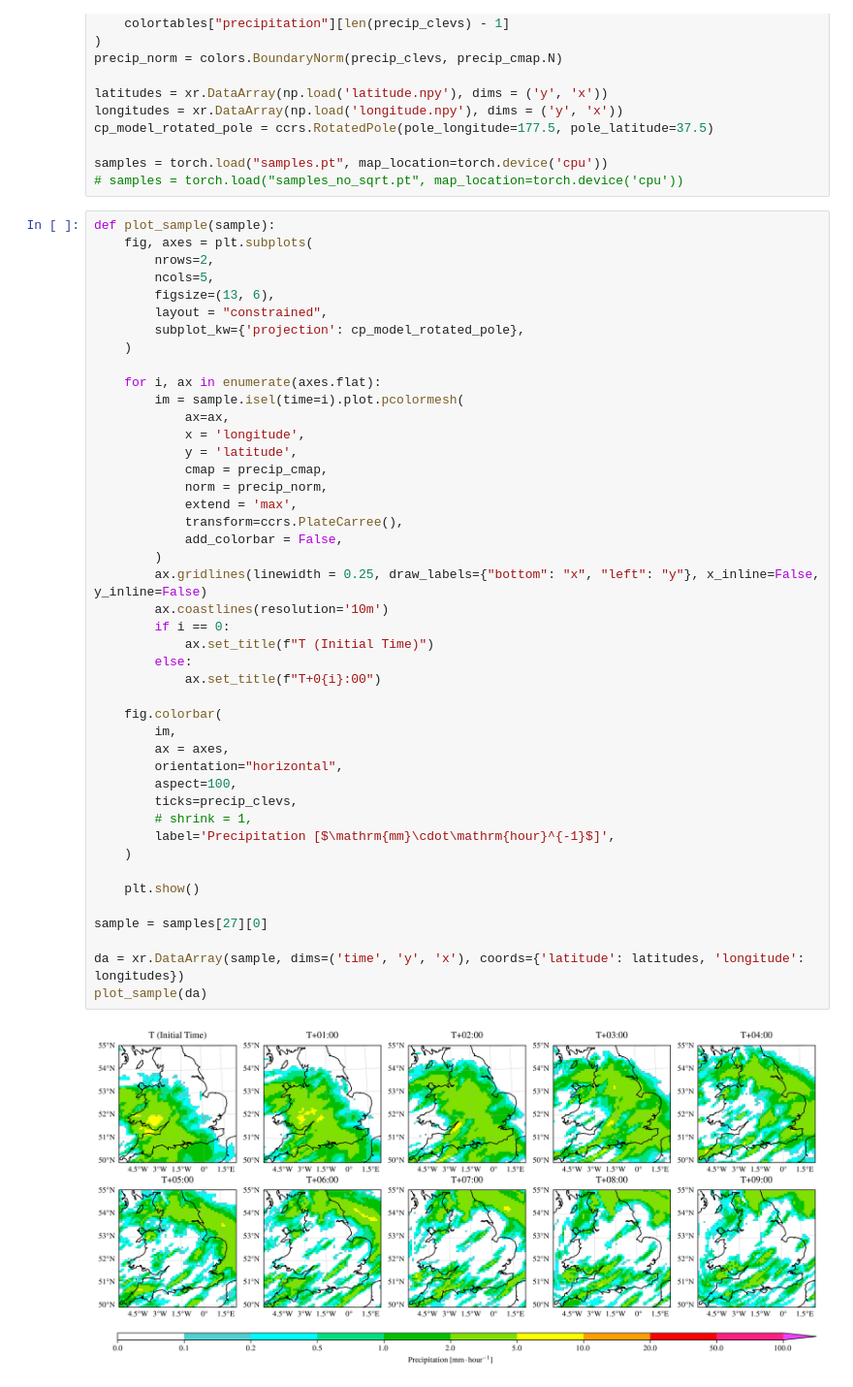
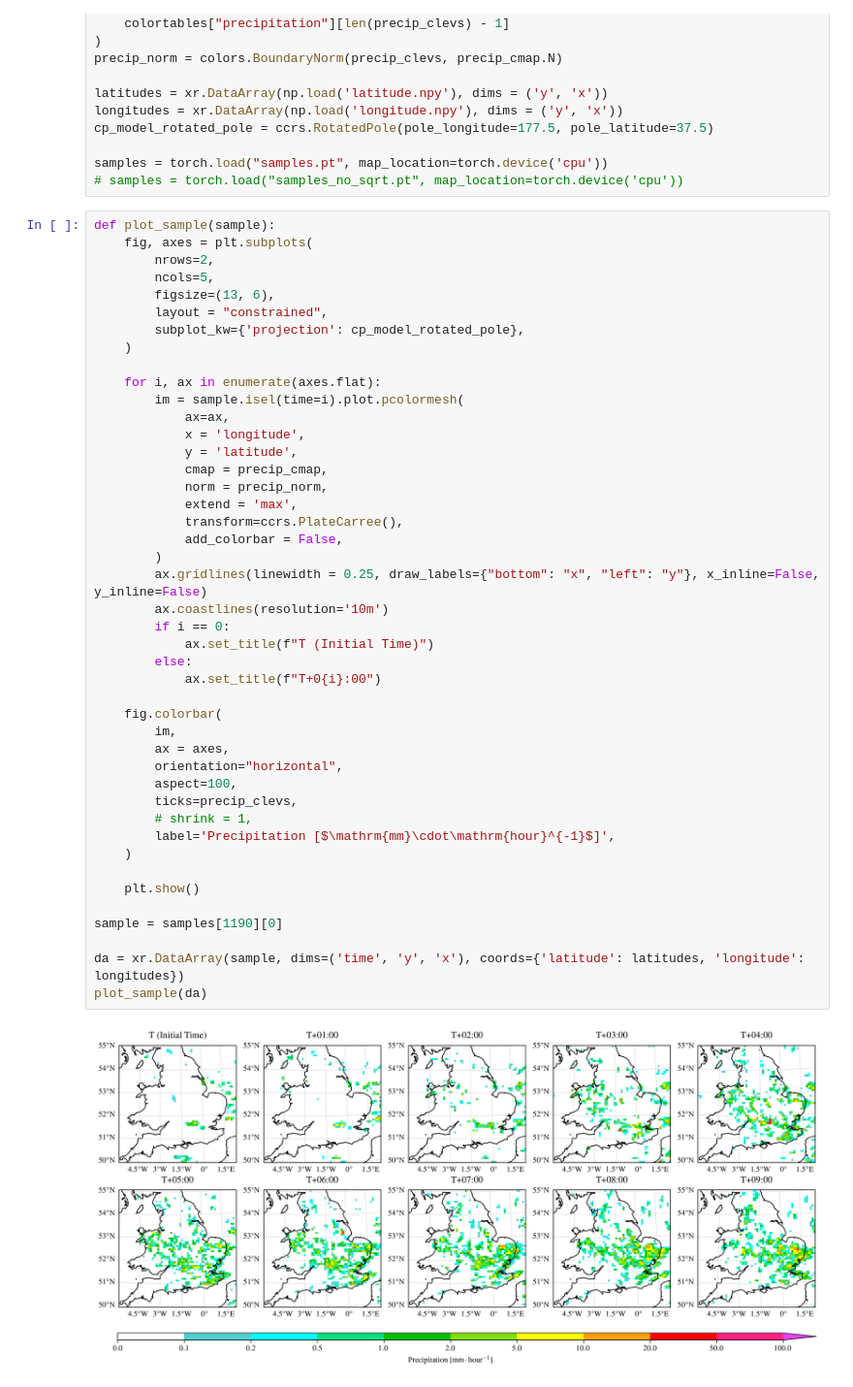
Before and after one commit to henryaddison/video-diffusion-climate, a Jupyter notebook: notebooks/geo.ipynb, the cells around one changed output. Shown at 97% size. Saved outputs shown, nothing was run; the diff lists cells and outputs as text.

```diff
--- a/notebooks/geo.ipynb
+++ b/notebooks/geo.ipynb
@@ -44,35 +44,35 @@ def plot_sample(sample):
             y = 'latitude',
             cmap = precip_cmap,
             norm = precip_norm,
             extend = 'max',
             transform=ccrs.PlateCarree(),
             add_colorbar = False,
         )
         ax.gridlines(linewidth = 0.25, draw_labels={"bottom": "x", "left": "y"}, x_inline=False, y_inline=False)
         ax.coastlines(resolution='10m')
         if i == 0:
             ax.set_title(f"T (Initial Time)")
         else:
             ax.set_title(f"T+0{i}:00")
 
     fig.colorbar(
         im,
         ax = axes,
         orientation="horizontal",
         aspect=100,
         ticks=precip_clevs,
         # shrink = 1,
         label='Precipitation [$\mathrm{mm}\cdot\mathrm{hour}^{-1}$]',
     )
 
     plt.show()
 
-sample = samples[27][0]
+sample = samples[1190][0]
 
 da = xr.DataArray(sample, dims=('time', 'y', 'x'), coords={'latitude': latitudes, 'longitude': longitudes})
 plot_sample(da)
 # %% [output]
-[figure, old version]
+[figure, new version]
 # %%
 # 10 frames with the highest max and mean values
 
```
Also changed, not shown: parts of 1 cell of this notebook, 20 other files.
